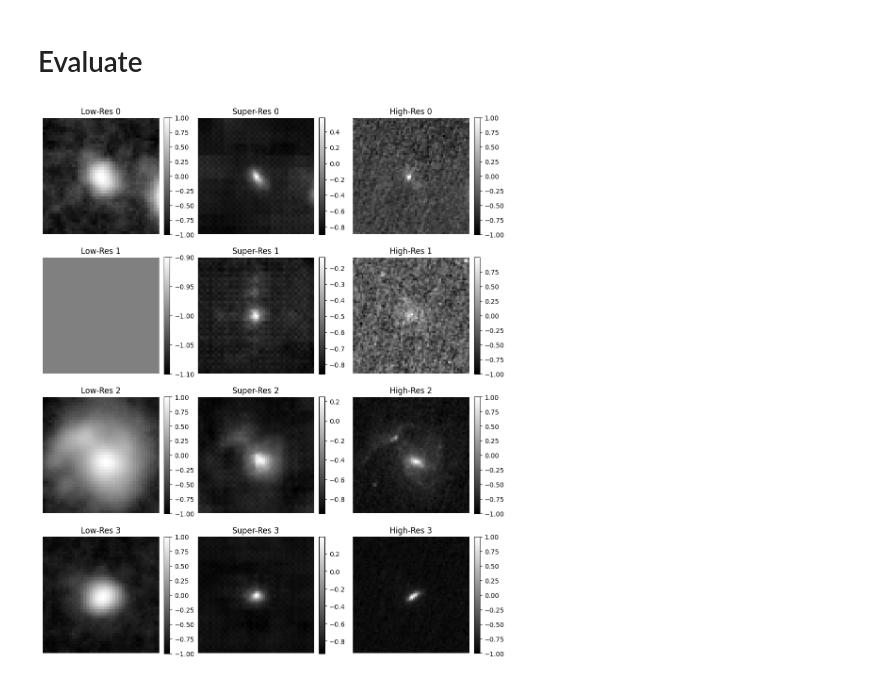
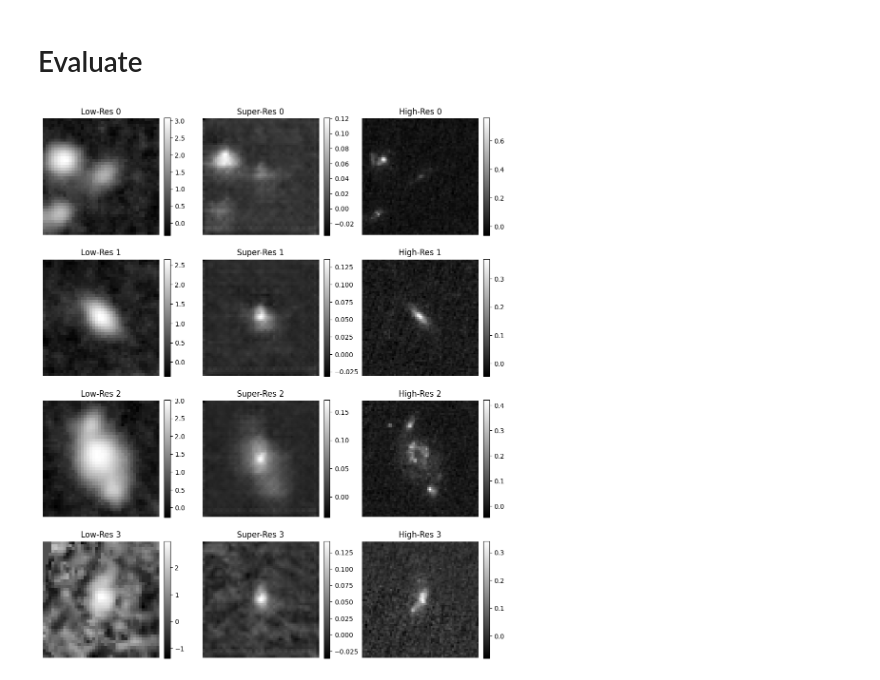
Before and after one commit to xoubish/superNISP, a Jupyter notebook: code/diffusion_test.ipynb, the cells around one changed output. Drawn from its saved outputs; the diff is of its cells as text; code cells hidden in the pictures.

```diff
--- a/code/diffusion_test.ipynb
+++ b/code/diffusion_test.ipynb
@@ -144,7 +143,7 @@ print("HR Batch Shape:", hr_batch.shape)  # Expected: (16, 1, 66, 66)
 # %%
 # Define dataset paths
-lr_hdf5_path = "../data/Nisp_train.hdf5"
-hr_hdf5_path = "../data/Nircam_train.hdf5"
+lr_hdf5_path = "../data/Nisp_train_nonorm.hdf5"
+hr_hdf5_path = "../data/Nircam_train_nonorm.hdf5"
 
 # Load Training Dataset (set split="train" explicitly)
 train_dataset = SuperResolutionDataset(lr_hdf5_path, hr_hdf5_path, split="train")
@@ -332,17 +335,17 @@ device = torch.device("cuda" if torch.cuda.is_available() else "cpu")
 model.to(device)
 
 # Number of epochs
-num_epochs = 3
+num_epochs = 10
 
 # Train-Test Dataloaders
 train_loader = DataLoader(
-    SuperResolutionDataset("../data/Nisp_train.hdf5", "../data/Nircam_train.hdf5", split="train", sample_fraction=0.1),
-    batch_size=128, shuffle=True, num_workers=8, pin_memory=True, persistent_workers=True
+    SuperResolutionDataset("../data/Nisp_train_nonorm.hdf5", "../data/Nircam_train_nonorm.hdf5", split="train", sample_fraction=0.2),
+    batch_size=32, shuffle=True, num_workers=8, pin_memory=True, persistent_workers=True
 )
 
 test_loader = DataLoader(
-    SuperResolutionDataset("../data/Nisp_train.hdf5", "../data/Nircam_train.hdf5", split="test"),
-    batch_size=128, shuffle=False, num_workers=8, pin_memory=True, persistent_workers=True
+    SuperResolutionDataset("../data/Nisp_train_nonorm.hdf5", "../data/Nircam_train_nonorm.hdf5", split="test"),
+    batch_size=32, shuffle=False, num_workers=8, pin_memory=True, persistent_workers=True
 )
 
 # Training loop
@@ -387,7 +397,7 @@ from dataset import SuperResolutionDataset
 from model import SuperResDiffusionUNet,Upsampler,SuperResolutionDiffusion
 
 # Load model
-checkpoint_path = "checkpoints/best_model.pth"
+checkpoint_path = "super_resolution_model.pth"
 device = torch.device("cuda" if torch.cuda.is_available() else "cpu")
 
 unet = SuperResDiffusionUNet(in_channels=1, out_channels=1).to(device)
@@ -400,7 +410,7 @@ model.eval()
 # Define DataLoader with num_workers for speed
 
 test_loader = DataLoader(
-    SuperResolutionDataset("../data/Nisp_train.hdf5", "../data/Nircam_train.hdf5", split="test", sample_fraction=0.1),
+    SuperResolutionDataset("../data/Nisp_train_nonorm.hdf5", "../data/Nircam_train_nonorm.hdf5", split="test", sample_fraction=0.1),
     batch_size=4,
     shuffle=False,
     num_workers=2,
@@ -425,34 +435,34 @@ with torch.no_grad(), torch.cuda.amp.autocast():
 lr_batch_np = lr_batch.cpu().squeeze().numpy()
 sr_batch_np = sr_batch.cpu().squeeze().numpy()
 hr_batch_np = hr_batch.cpu().squeeze().numpy()
 
 # Plot results
 num_images = min(4, lr_batch.shape[0])
 fig, axes = plt.subplots(num_images, 3, figsize=(10, 12))
 
 for i in range(num_images):
     # Low-Resolution Image
     img1 = axes[i, 0].imshow(lr_batch_np[i], cmap='gray')
     axes[i, 0].set_title(f"Low-Res {i}")
     axes[i, 0].axis("off")
     fig.colorbar(img1, ax=axes[i, 0], fraction=0.046, pad=0.04)
 
     # Super-Resolved Image
     img2 = axes[i, 1].imshow(sr_batch_np[i], cmap='gray')
     axes[i, 1].set_title(f"Super-Res {i}")
     axes[i, 1].axis("off")
     fig.colorbar(img2, ax=axes[i, 1], fraction=0.046, pad=0.04)
 
     # High-Resolution Image (Ground Truth)
     img3 = axes[i, 2].imshow(hr_batch_np[i], cmap='gray')
     axes[i, 2].set_title(f"High-Res {i}")
     axes[i, 2].axis("off")
     fig.colorbar(img3, ax=axes[i, 2], fraction=0.046, pad=0.04)
 
 plt.tight_layout()
 plt.show()
 # %% [output]
-[figure, old version]
+[figure, new version]
 # %%
 # PSNR function using torchmetrics
 def compute_psnr(pred, target):
```
Also changed, not shown: parts of 6 cells of this notebook, 7 other files.
